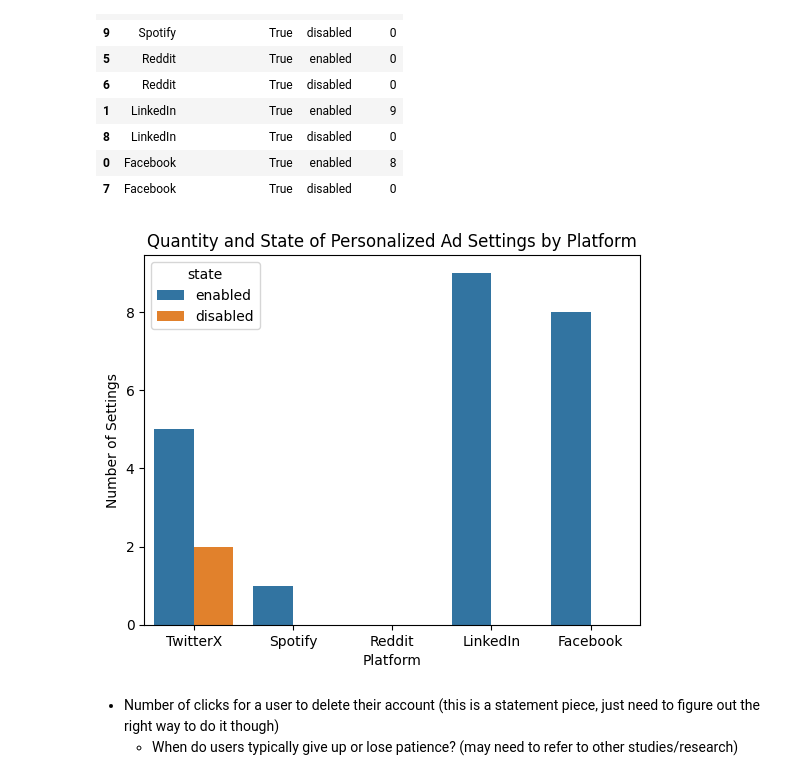
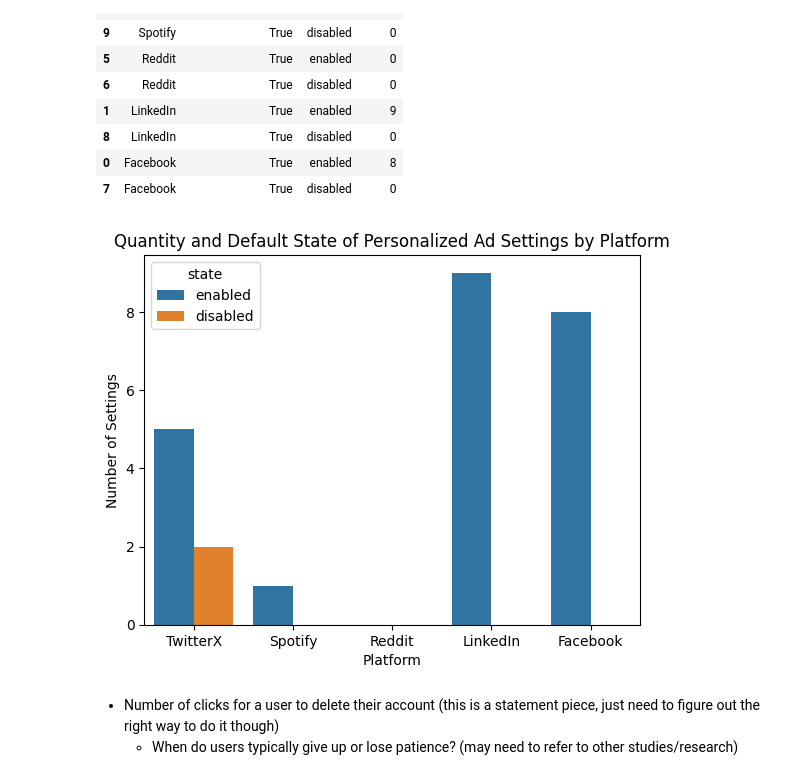
Before and after one commit to sebastianferragut/DSC180A_PrivacyProject, a Jupyter notebook: database/visualize_df.ipynb, the cells around one changed output. Cells and saved outputs as stored; diff of their text form; code cells hidden in the pictures.

Commit message:
data visualizations for capstone poster 2.0

```diff
--- a/database/visualize_df.ipynb
+++ b/database/visualize_df.ipynb
@@ -134,13 +134,13 @@ personalized_ad_settings
 # %%
 sns.barplot(data=personalized_ad_settings, x='platform', y='count', hue='state')
 
-plt.title('Quantity and State of Personalized Ad Settings by Platform')
+plt.title('Quantity and Default State of Personalized Ad Settings by Platform')
 plt.ylabel('Number of Settings')
 plt.xlabel('Platform')
 
 plt.show();
 # %% [output]
-[figure, old version]
+[figure, new version]
 # %% [markdown]
 - Number of clicks for a user to delete their account (this is a statement piece, just need to figure out the right way to do it though)
     - When do users typically give up or lose patience? (may need to refer to other studies/research)
```
